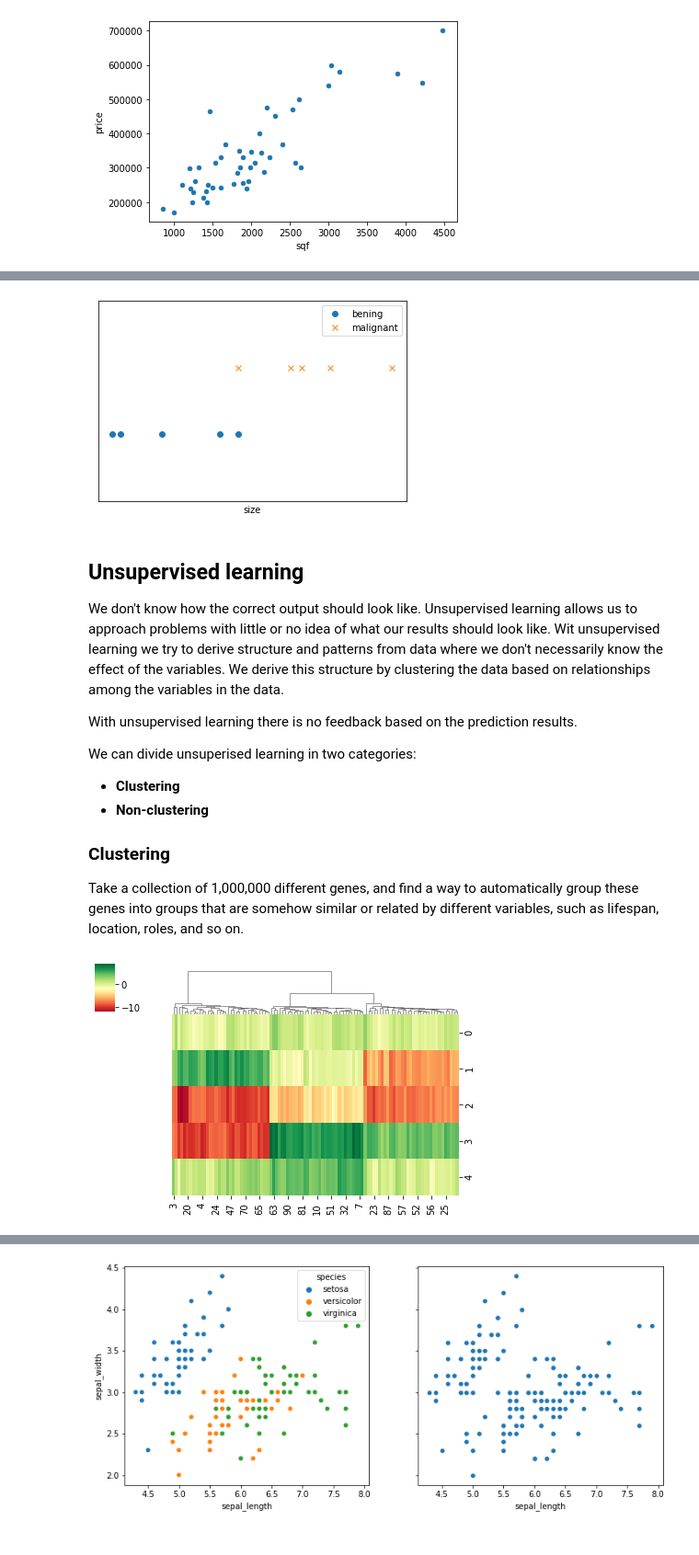
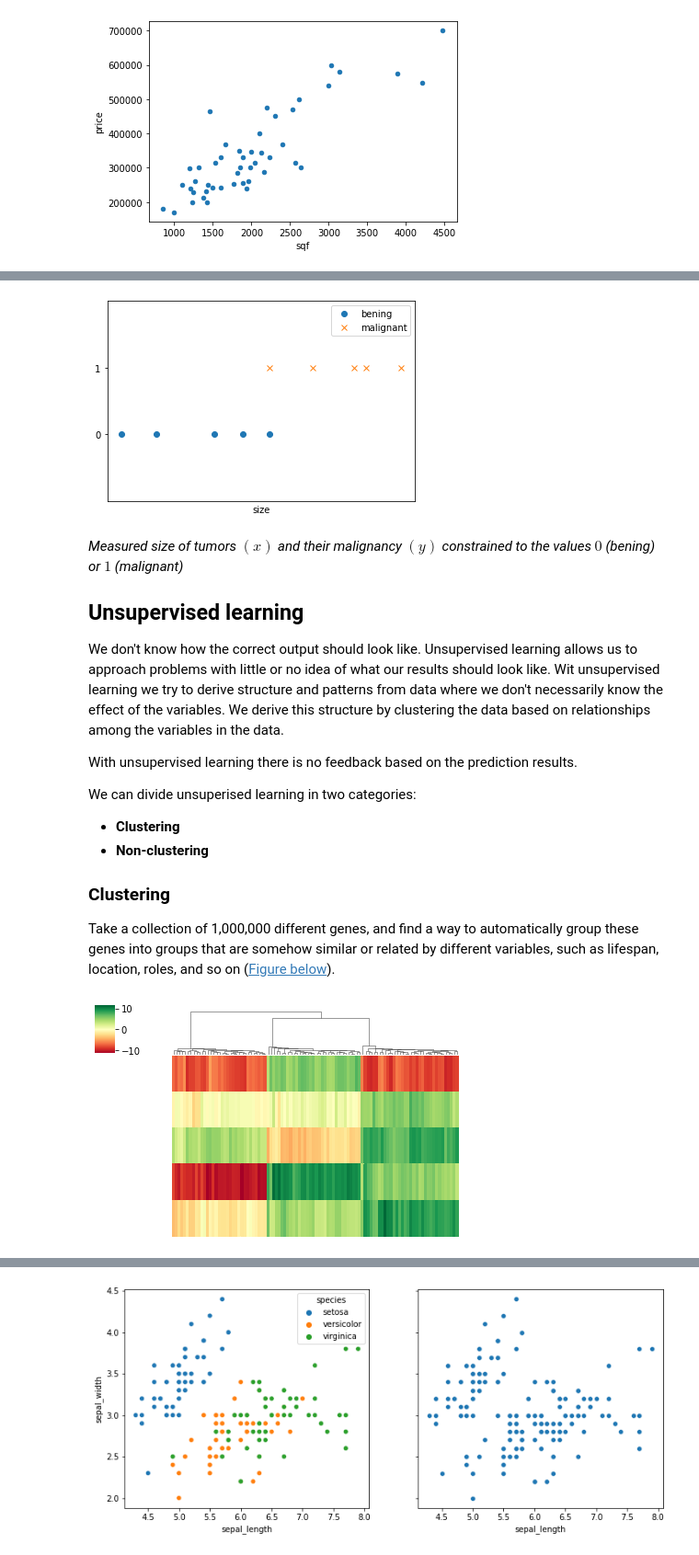
Before and after one commit to marnec/ML, a Jupyter notebook: ML-1-WhatIsMachineLearning.ipynb, the cells around one changed output, grey strips where cells are left out. Shown at 92% size. Cells and saved outputs as stored; diff of their text form; code cells hidden in the pictures.

```diff
--- a/ML-1-WhatIsMachineLearning.ipynb
+++ b/ML-1-WhatIsMachineLearning.ipynb
@@ -70,12 +75,14 @@ ax.plot(x+jitter, np.zeros(5), ls='none', marker='o', label='bening')
 ax.plot(x+1+jitter[::-1], np.ones(5), ls='none', marker='x', label='malignant')
 ax.set_xlabel('size')
 ax.set_xticks([])
-ax.set_yticks([])
+ax.set_yticks([0, 1])
 ax.set_ylim(-1, 2)
 ax.legend();
 # %% [output]
-[figure, old version]
+[figure, new version]
 # %% [markdown]
+<i id="tumorsize">Measured size of tumors $(x)$ and their malignancy $(y)$ constrained to the values $0$ (bening) or $1$ (malignant)</i>
+
 ## Unsupervised learning
 We don't know how the correct output should look like. Unsupervised learning allows us to approach problems with little or no idea of what our results should look like. Wit unsupervised learning we try to derive structure and patterns from data where we don't necessarily know the effect of the variables. We derive this structure by clustering the data based on relationships among the variables in the data.
 
@@ -87,8 +94,11 @@ We can divide unsuperised learning in two categories:
 * **Non-clustering**
 
 ### Clustering
-Take a collection of 1,000,000 different genes, and find a way to automatically group these genes into groups that are somehow similar or related by different variables, such as lifespan, location, roles, and so on.
+Take a collection of 1,000,000 different genes, and find a way to automatically group these genes into groups that are somehow similar or related by different variables, such as lifespan, location, roles, and so on (<a href="#genexpr">Figure below</a>).
 # %%
-sns.clustermap(datasets.make_blobs(100, 5)[0].T, row_cluster=False, cmap='RdYlGn', figsize=(6, 4));
+g = sns.clustermap(datasets.make_blobs(100, 5)[0].T, row_cluster=False, cmap='RdYlGn', figsize=(6, 4))
+ax = g.ax_heatmap
+ax.set_xticks([])
+ax.set_yticks([]);
 # %% [output]
-[figure, old version]
+[figure, new version]
```
Also changed, not shown: parts of 7 cells of this notebook, 18 other files.
